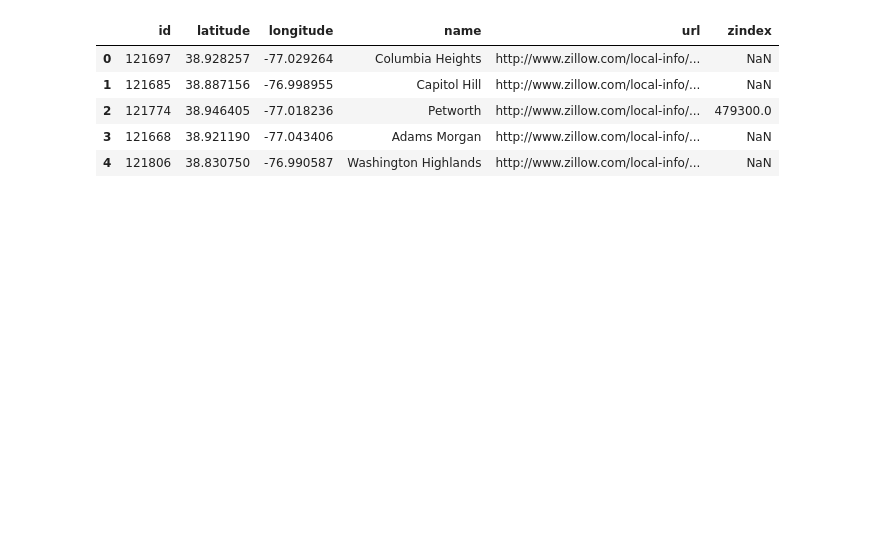
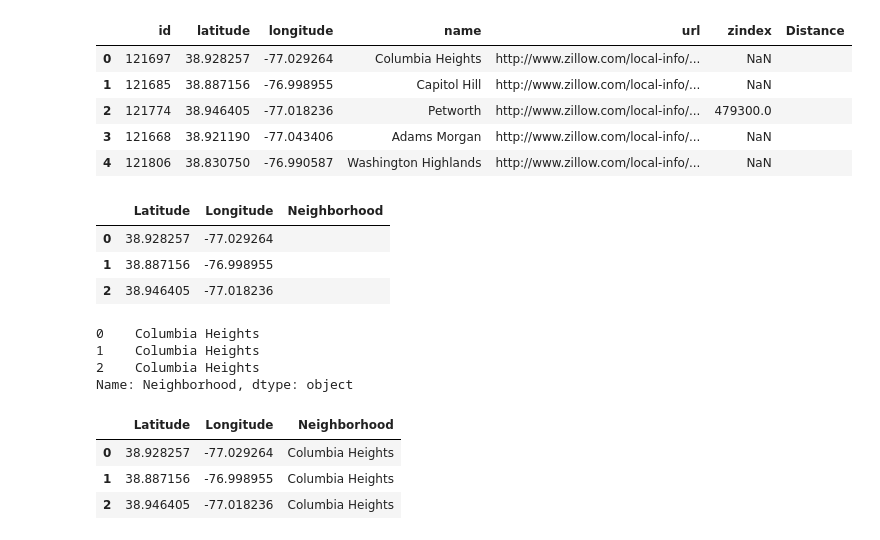
Before and after one commit to arnenewman11/project-one, a Jupyter notebook: neighborhood_mapping.ipynb, the cells around one changed output. Saved outputs shown, nothing was run; the diff lists cells and outputs as text; code cells hidden in the pictures; blank space fills up the shorter version.

Commit message:
revert my neighborhood mapping calcs code 01032017

```diff
--- a/neighborhood_mapping.ipynb
+++ b/neighborhood_mapping.ipynb
@@ -70,12 +70,13 @@ http://www.zillow.com/webservice/GetRegionChildren.htm?zws-id=X1-ZWz1g5wdt5pyq3_
 # %%
 #create a for loop to take key values in the dictionary
 
 zillow_df = pd.DataFrame(temp2_file['response']['list']['region'])
+zillow_df["Distance"] = ""
 zillow_df.head()
 # %% [output]
-|  | id | latitude | longitude | name | url | zindex |
-| 0 | 121697 | 38.928257 | -77.029264 | Columbia Heights | http://www.zillow.com/local-info/... | NaN |
-| 1 | 121685 | 38.887156 | -76.998955 | Capitol Hill | http://www.zillow.com/local-info/... | NaN |
-| 2 | 121774 | 38.946405 | -77.018236 | Petworth | http://www.zillow.com/local-info/... | 479300.0 |
-| 3 | 121668 | 38.921190 | -77.043406 | Adams Morgan | http://www.zillow.com/local-info/... | NaN |
-| 4 | 121806 | 38.830750 | -76.990587 | Washington Highlands | http://www.zillow.com/local-info/... | NaN |
+|  | id | latitude | longitude | name | url | zindex | Distance |
+| 0 | 121697 | 38.928257 | -77.029264 | Columbia Heights | http://www.zillow.com/local-info/... | NaN |  |
+| 1 | 121685 | 38.887156 | -76.998955 | Capitol Hill | http://www.zillow.com/local-info/... | NaN |  |
+| 2 | 121774 | 38.946405 | -77.018236 | Petworth | http://www.zillow.com/local-info/... | 479300.0 |  |
+| 3 | 121668 | 38.921190 | -77.043406 | Adams Morgan | http://www.zillow.com/local-info/... | NaN |  |
+| 4 | 121806 | 38.830750 | -76.990587 | Washington Highlands | http://www.zillow.com/local-info/... | NaN |  |
@@ -105,0 +83,11 @@ print("Should be:", 278.546, "km")
+# %%
+bikelocations = pd.DataFrame({"Latitude":[38.928257,38.887156,38.946405],
+                             "Longitude":[-77.029264,-76.998955,-77.018236],
+                             "Neighborhood":["","",""]})
+
+bikelocations
+# %% [output]
+|  | Latitude | Longitude | Neighborhood |
+| 0 | 38.928257 | -77.029264 |  |
+| 1 | 38.887156 | -76.998955 |  |
+| 2 | 38.946405 | -77.018236 |  |
@@ -105,0 +156,17 @@ print("Should be:", 278.546, "km")
+# %%
+bikelocations["Neighborhood"]
+# %% [output]
+0    Columbia Heights
+1    Columbia Heights
+2    Columbia Heights
+Name: Neighborhood, dtype: object
+# %%
+def findLocation(rowX):
+    #code given the row with ['lat'] and ['lon']
+    return 0#??
+bikelocations['Neighborhood']=bikelocations.apply(lambda x: findLocation(x),axis=1)
+# %% [output]
+|  | Latitude | Longitude | Neighborhood |
+| 0 | 38.928257 | -77.029264 | Columbia Heights |
+| 1 | 38.887156 | -76.998955 | Columbia Heights |
+| 2 | 38.946405 | -77.018236 | Columbia Heights |
```
Also changed, not shown: parts of 4 cells of this notebook.
